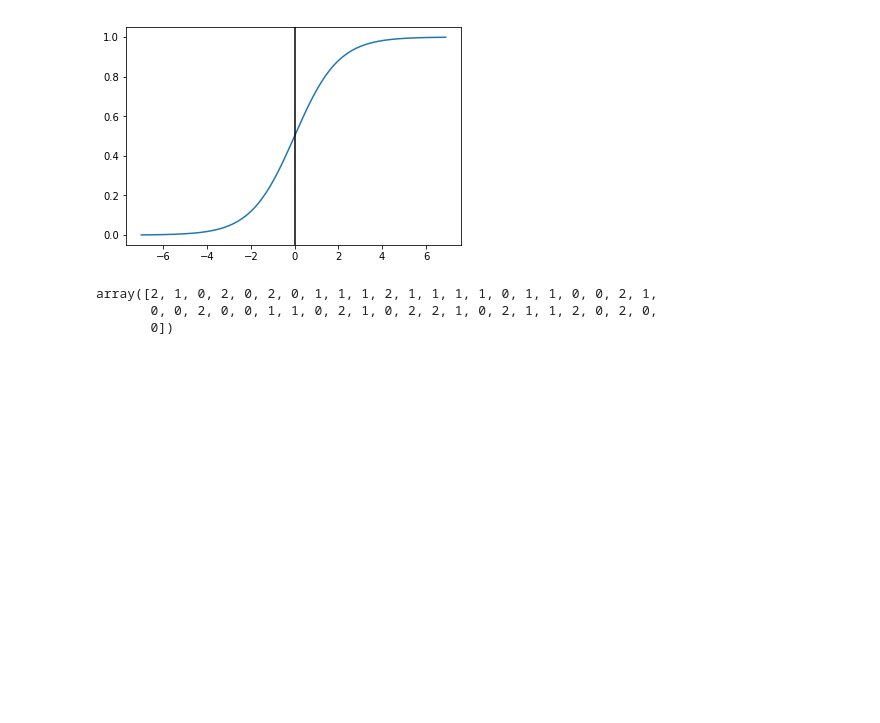
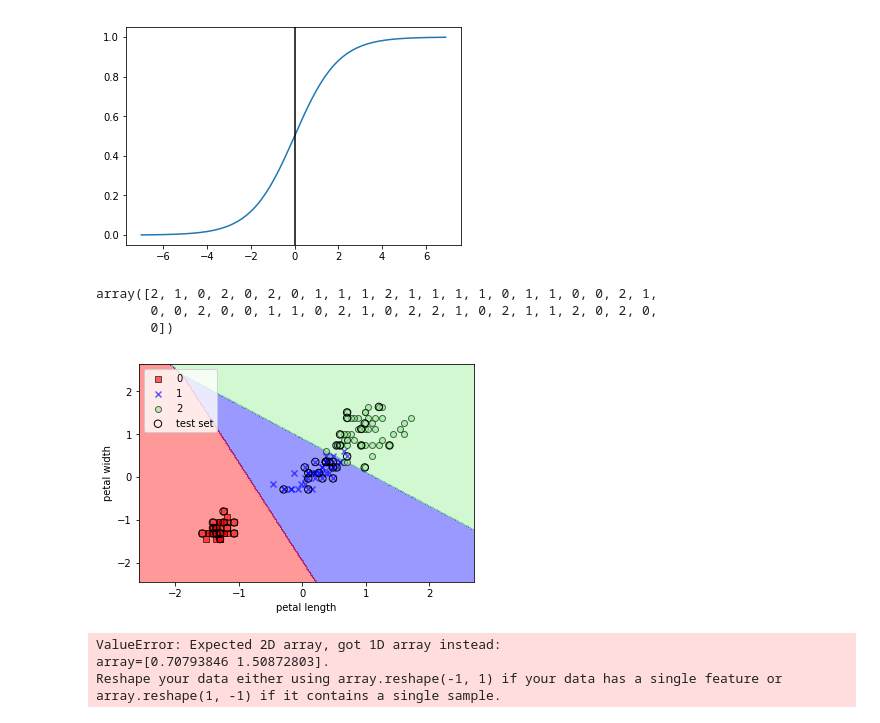
Before and after one commit to okihayashi/python-machine-learning-book, a Jupyter notebook: chapter3.3.ipynb, the cells around one changed output. Saved outputs shown, nothing was run; the diff lists cells and outputs as text; code cells hidden in the pictures; blank space fills up the shorter version.

Commit message:
predict probability

```diff
--- a/chapter3.3.ipynb
+++ b/chapter3.3.ipynb
@@ -99,5 +99,19 @@ def plot_decision_regions(X, y, classifier, test_idx=None, resolution=0.02):
 # %%
 X_combined_std = np.vstack((X_train_std, X_test_std))
 y_combined = np.hstack((y_train, y_test))
 
-plot_decision_regions(X_combined_std, y_combined, classifier=lr, )
+plot_decision_regions(X_combined_std, y_combined, classifier=lr, test_idx=range(105,150))
+
+plt.xlabel('petal length')
+plt.ylabel('petal width')
+
+plt.legend(loc='upper left')
+plt.show()
+# %% [output]
+[figure, added]
+# %%
+lr.predict_proba(X_test_std[0,:])
+# %% [output]
+ValueError: Expected 2D array, got 1D array instead:
+array=[0.70793846 1.50872803].
+Reshape your data either using array.reshape(-1, 1) if your data has a single feature or array.reshape(1, -1) if it contains a single sample.
```
